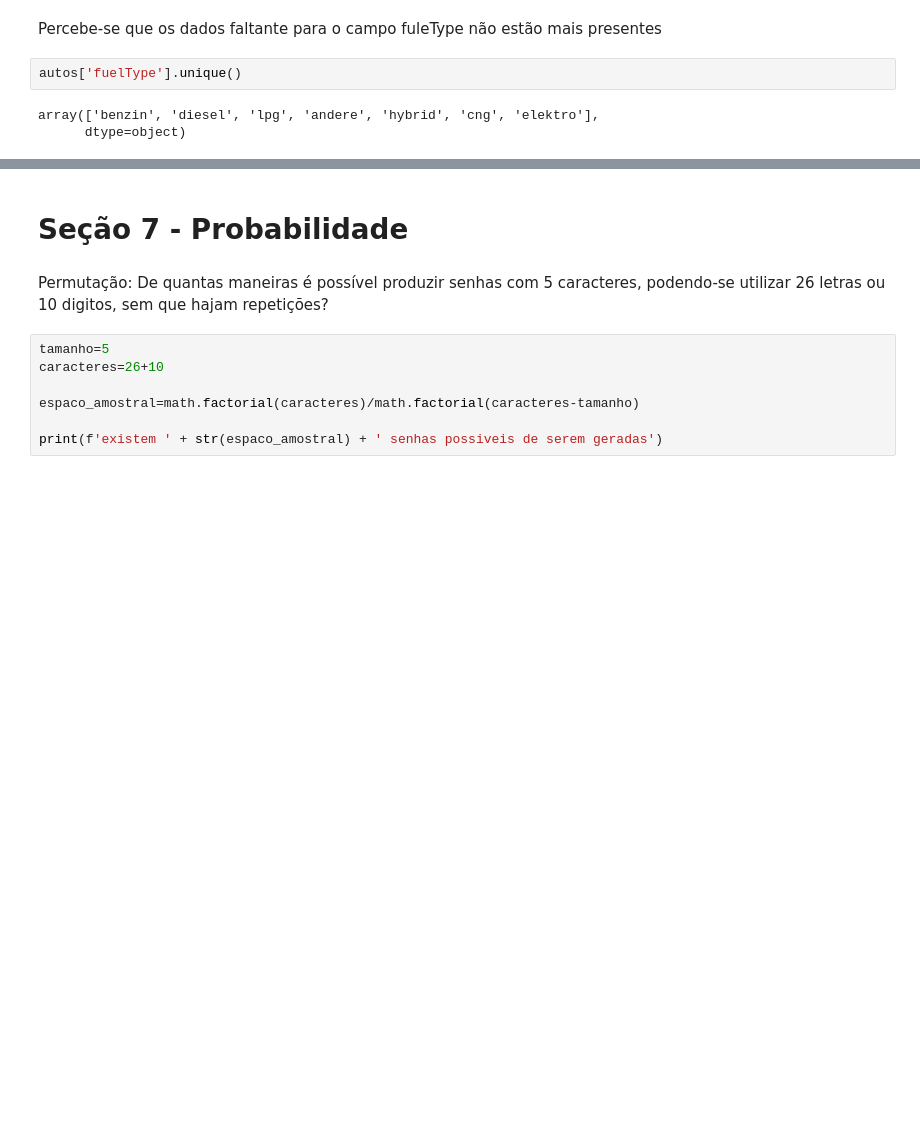
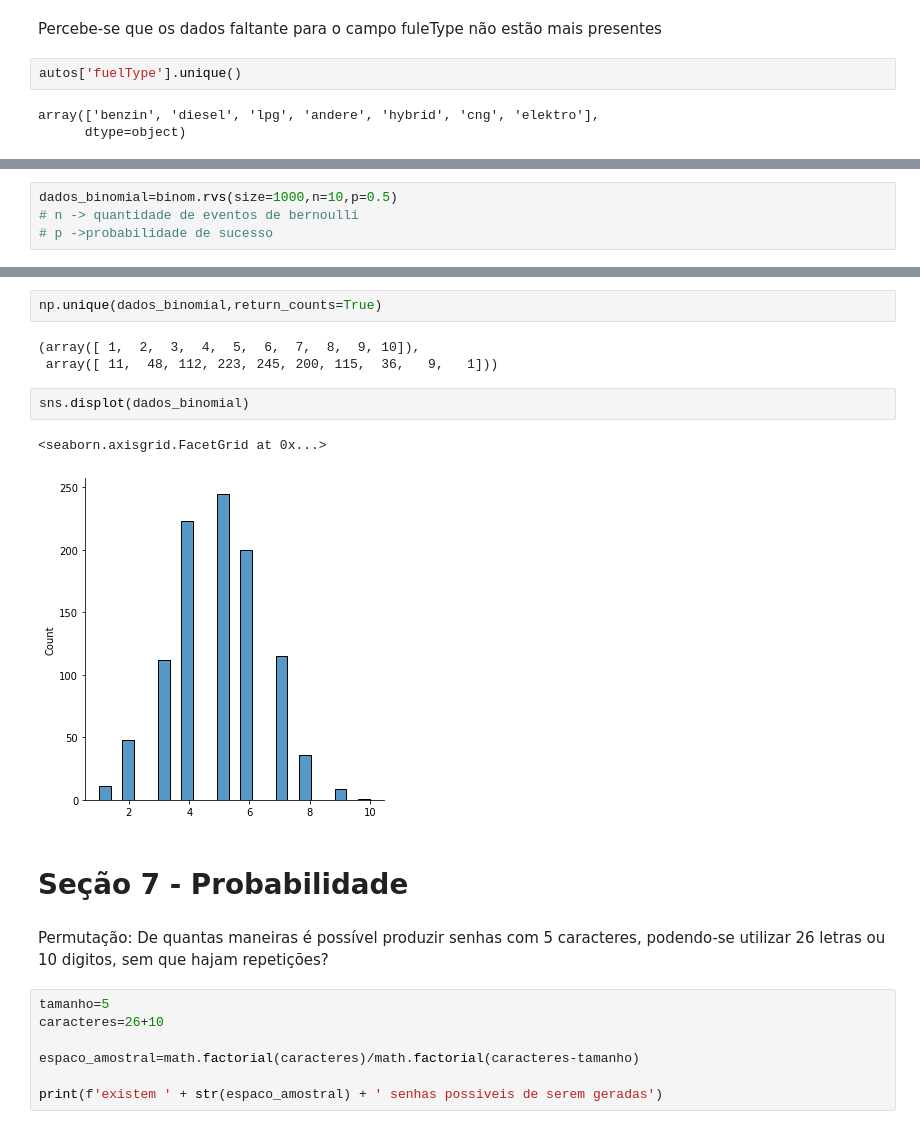
Before and after one commit to VitorSancho/Estudos_EstastisticaParaDSeMachineLearningUdemy, a Jupyter notebook: Curso_Estatística_Udemy.ipynb, the cells around one changed output, grey strips where cells are left out. Drawn from its saved outputs; the diff is of its cells as text; blank space fills up the shorter version.

```diff
--- a/Curso_Estatística_Udemy.ipynb
+++ b/Curso_Estatística_Udemy.ipynb
@@ -747,0 +856,4 @@ array(['benzin', 'diesel', 'lpg', 'andere', 'hybrid', 'cng', 'elektro'],
+# %%
+dados_binomial=binom.rvs(size=1000,n=10,p=0.5)
+# n -> quantidade de eventos de bernoulli
+# p ->probabilidade de sucesso
@@ -748,3 +880,13 @@ array(['benzin', 'diesel', 'lpg', 'andere', 'hybrid', 'cng', 'elektro'],
+# %%
+np.unique(dados_binomial,return_counts=True)
+# %% [output]
+(array([ 1,  2,  3,  4,  5,  6,  7,  8,  9, 10]),
+ array([ 11,  48, 112, 223, 245, 200, 115,  36,   9,   1]))
+# %%
+sns.displot(dados_binomial)
+# %% [output]
+<seaborn.axisgrid.FacetGrid at 0x...>
+[figure, added]
 # %% [markdown]
 # Seção 7 - Probabilidade
 # %% [markdown]
```
Also changed, not shown: parts of 38 cells of this notebook.
